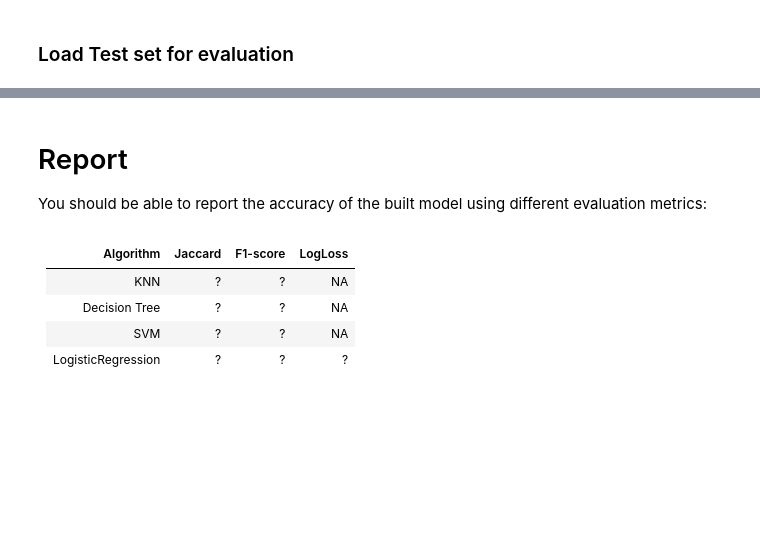
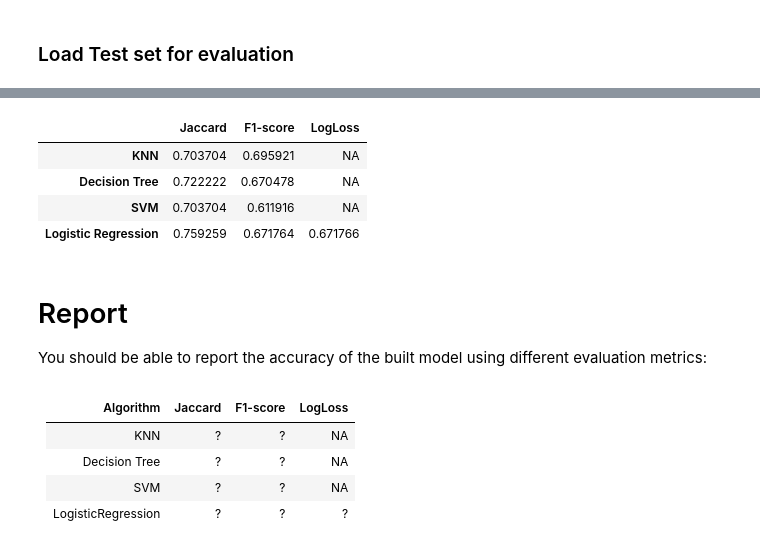
Before and after one commit to bugbare/ibm-ml-capstone, a Jupyter notebook: Machine Learning with Python (IBM).ipynb, the cells around one changed output, grey strips where cells are left out. Cells and saved outputs as stored; diff of their text form; code cells hidden in the pictures; blank space fills up the shorter version.

```diff
--- a/Machine Learning with Python (IBM).ipynb
+++ b/Machine Learning with Python (IBM).ipynb
@@ -536,0 +469,4 @@ ValueError: pos_label=1 is not a valid label: array(['COLLECTION', 'PAIDOFF'], d
+# %%
+# Set model to the method that is the most optimised
+svm_model = svm.SVC(kernel=max(scores, key=scores.get))
+svm_model.fit(X, y)
@@ -537,2 +478,28 @@ ValueError: pos_label=1 is not a valid label: array(['COLLECTION', 'PAIDOFF'], d
 # %% [markdown]
 # Logistic Regression
+# %%
+import scipy.optimize as opt
+from sklearn.linear_model import LogisticRegression
+from sklearn.metrics import log_loss
+optimisers = ['newton-cg', 'lbfgs', 'liblinear', 'sag', 'saga']
+regularisers = [0.01, 0.001, 0.0009, 0.0008, 0.0007, 0.0006]
+log_reg_comb_score = {}
+# %%
+for regularisation in regularisers:
+    print(f'\n***** Regularisation = {regularisation} *****')
+    for optimiser in optimisers:
+        model_settings = f'{optimiser}_{regularisation}'
+        log_reg = LogisticRegression(C=regularisation, solver=optimiser).fit(X_train, y_train)
+        log_reg_yhat = log_reg.predict(X_test)
+        log_reg_jaccard = metrics.jaccard_similarity_score(y_test, log_reg_yhat)
+        log_reg_f1 = metrics.f1_score(y_test, log_reg_yhat, average='weighted')
+        log_reg_yhat_prob = log_reg.predict_proba(X_test)
+        log_loss_eval = log_loss(y_test, log_reg_yhat_prob)
+        log_reg_comb_score[model_settings] = log_reg_f1 + log_reg_jaccard + log_loss_eval
+        print(f'f1_{optimiser}: {log_reg_f1}')
+        print(f'jaccard_{optimiser}: {log_reg_jaccard}')
+        print(f'log_loss_{optimiser}: {log_loss_eval}')
+        print(f'Total Score for {optimiser} is: {(log_reg_comb_score[model_settings])}')
+        print(f'The maximum combine jaccard, f1 score, log loss is: {max(log_reg_comb_score.values())} from model: {max(log_reg_comb_score, key=log_reg_comb_score.get)}')
+optimum_optimiser = max(log_reg_comb_score, key=log_reg_comb_score.get)
+print(f'\nThe OVERALL maximum combine jaccard, f1 score, log loss is: {max(log_reg_comb_score.values())} from model: {optimum_optimiser}')
@@ -538,0 +524,6 @@ ValueError: pos_label=1 is not a valid label: array(['COLLECTION', 'PAIDOFF'], d
+# %%
+# Set Log Regression to use most optimised regularisation / optimiser profile
+optimiser,regularisation = optimum_optimiser.split('_')
+regularisation = float(regularisation)
+log_reg_model = LogisticRegression(C=regularisation, solver=optimiser).fit(X, y)
+log_reg_model
@@ -554,3 +750,11 @@ test_df.head()
+# %%
+ pd.DataFrame.from_dict(report_input, orient='index',columns=['Jaccard', 'F1-score', 'LogLoss'])
+# %% [output]
+|  | Jaccard | F1-score | LogLoss |
+| KNN | 0.703704 | 0.695921 | NA |
+| Decision Tree | 0.722222 | 0.670478 | NA |
+| SVM | 0.703704 | 0.611916 | NA |
+| Logistic Regression | 0.759259 | 0.671764 | 0.671766 |
 # %% [markdown]
 # Report
 You should be able to report the accuracy of the built model using different evaluation metrics:
```
Also changed, not shown: parts of 36 cells of this notebook.
